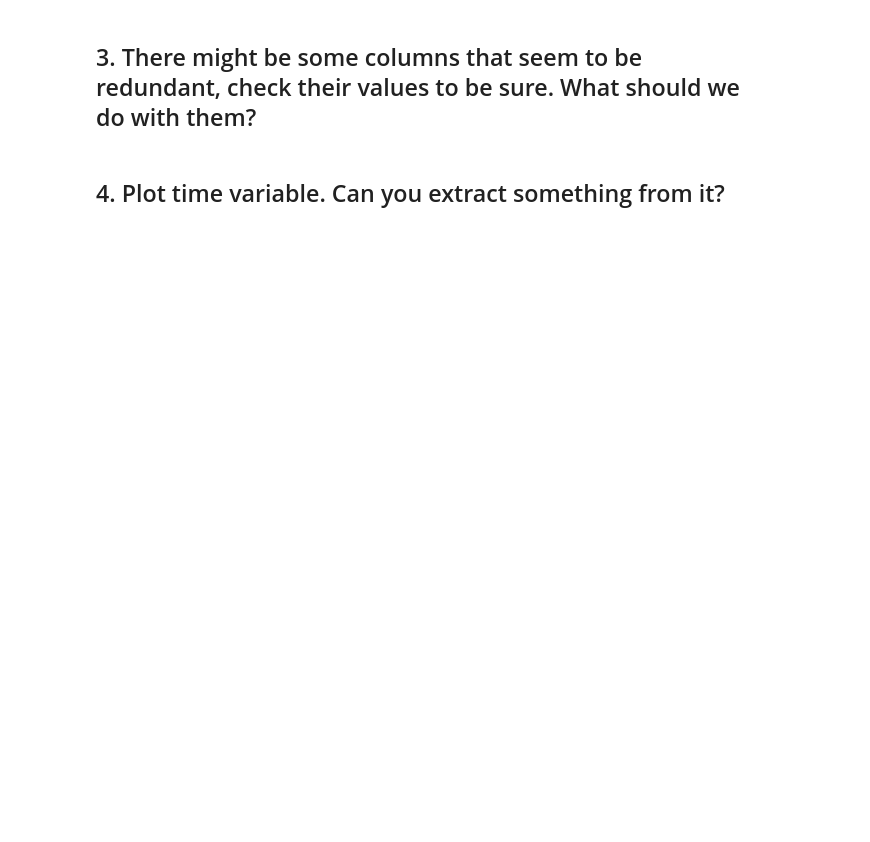
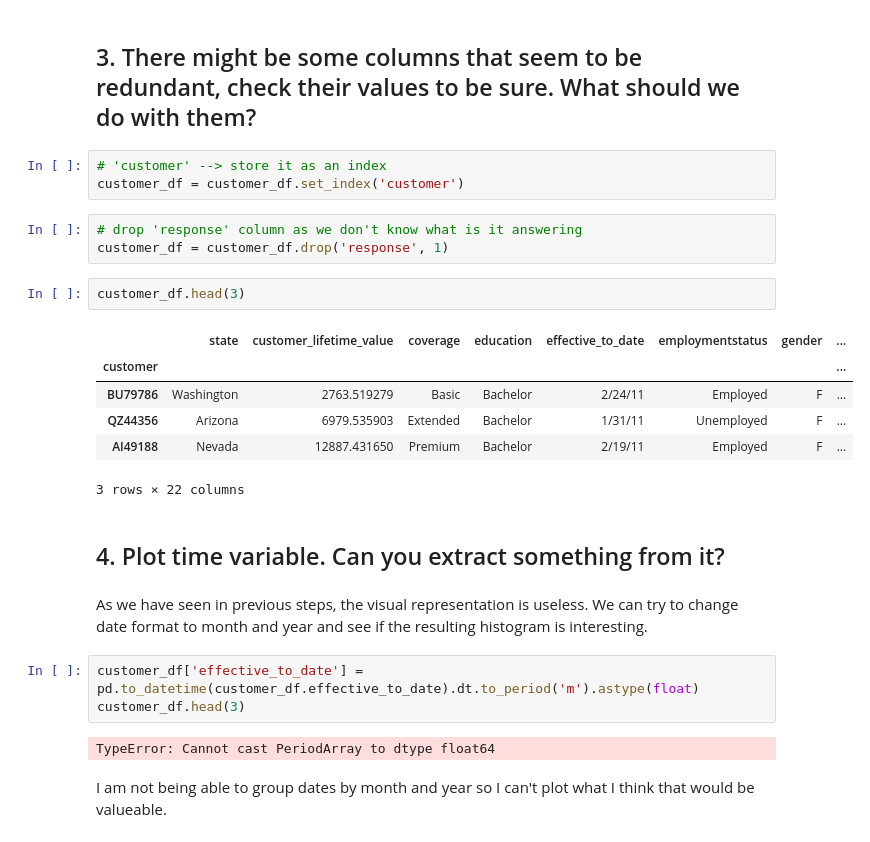
Before and after one commit to Ironhack-Data-0621-Remote/lab-feature-extraction, a Jupyter notebook: Solutions.ipynb, the cells around one changed output. Cells and saved outputs as stored; diff of their text form; blank space fills up the shorter version.

```diff
--- a/Solutions.ipynb
+++ b/Solutions.ipynb
@@ -14,4 +66,28 @@ categoricals.head()
 # %% [markdown]
 ## 3. There might be some columns that seem to be redundant, check their values to be sure. What should we do with them?
+# %%
+# 'customer' --> store it as an index
+customer_df = customer_df.set_index('customer')
+# %%
+# drop 'response' column as we don't know what is it answering
+customer_df = customer_df.drop('response', 1)
+# %%
+customer_df.head(3)
+# %% [output]
+|  | state | customer_lifetime_value | coverage | education | effective_to_date | employmentstatus | gender | ... |
+| customer |  |  |  |  |  |  |  | ... |
+| BU79786 | Washington | 2763.519279 | Basic | Bachelor | 2/24/11 | Employed | F | ... |
+| QZ44356 | Arizona | 6979.535903 | Extended | Bachelor | 1/31/11 | Unemployed | F | ... |
+| AI49188 | Nevada | 12887.431650 | Premium | Bachelor | 2/19/11 | Employed | F | ... |
+3 rows × 22 columns
 # %% [markdown]
 ## 4. Plot time variable. Can you extract something from it?
+# %% [markdown]
+As we have seen in previous steps, the visual representation is useless. We can try to change date format to month and year and see if the resulting histogram is interesting.
+# %%
+customer_df['effective_to_date'] = pd.to_datetime(customer_df.effective_to_date).dt.to_period('m').astype(float)
+customer_df.head(3)
+# %% [output]
+TypeError: Cannot cast PeriodArray to dtype float64
+# %% [markdown]
+I am not being able to group dates by month and year so I can't plot what I think that would be valueable.
```
Also changed, not shown: parts of 7 cells of this notebook.
